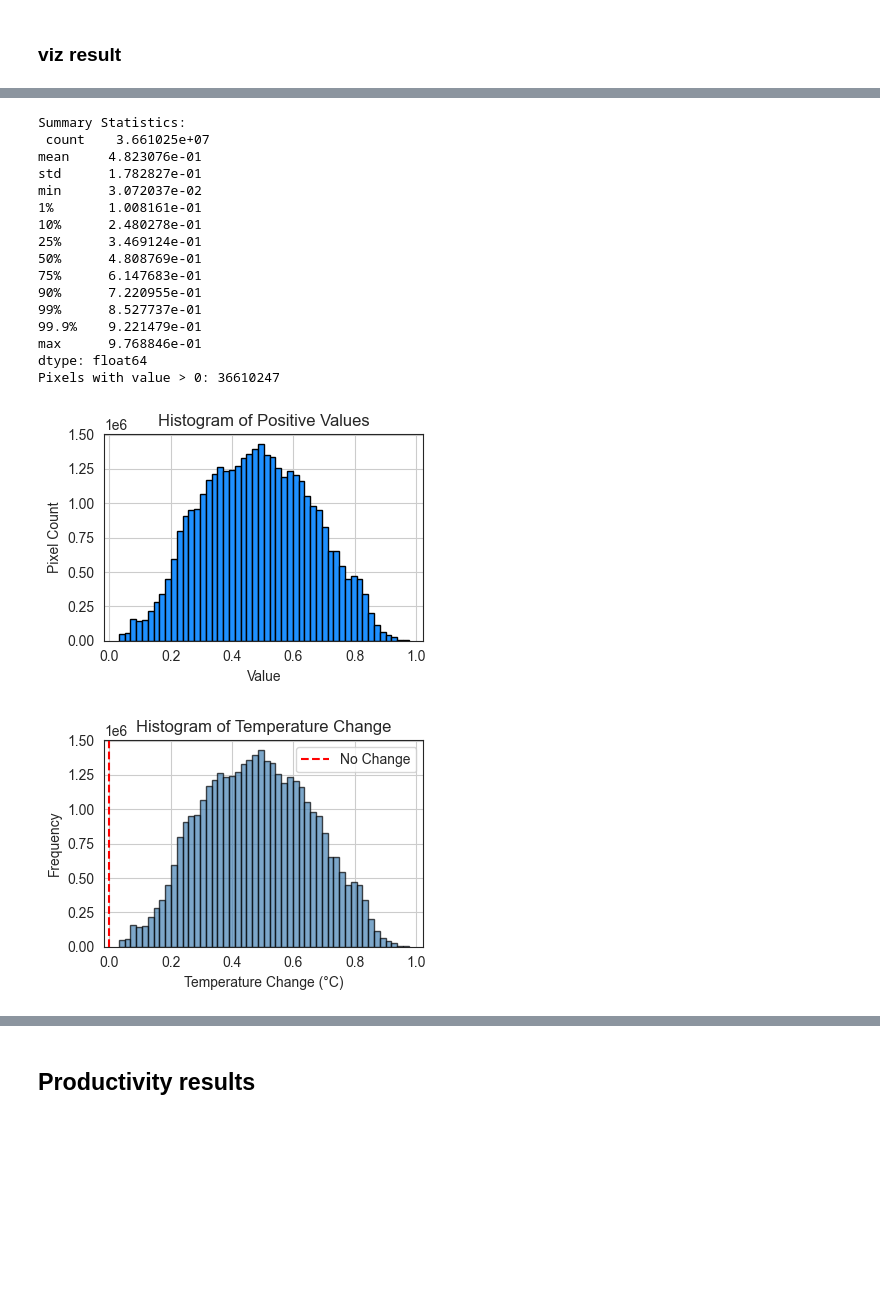
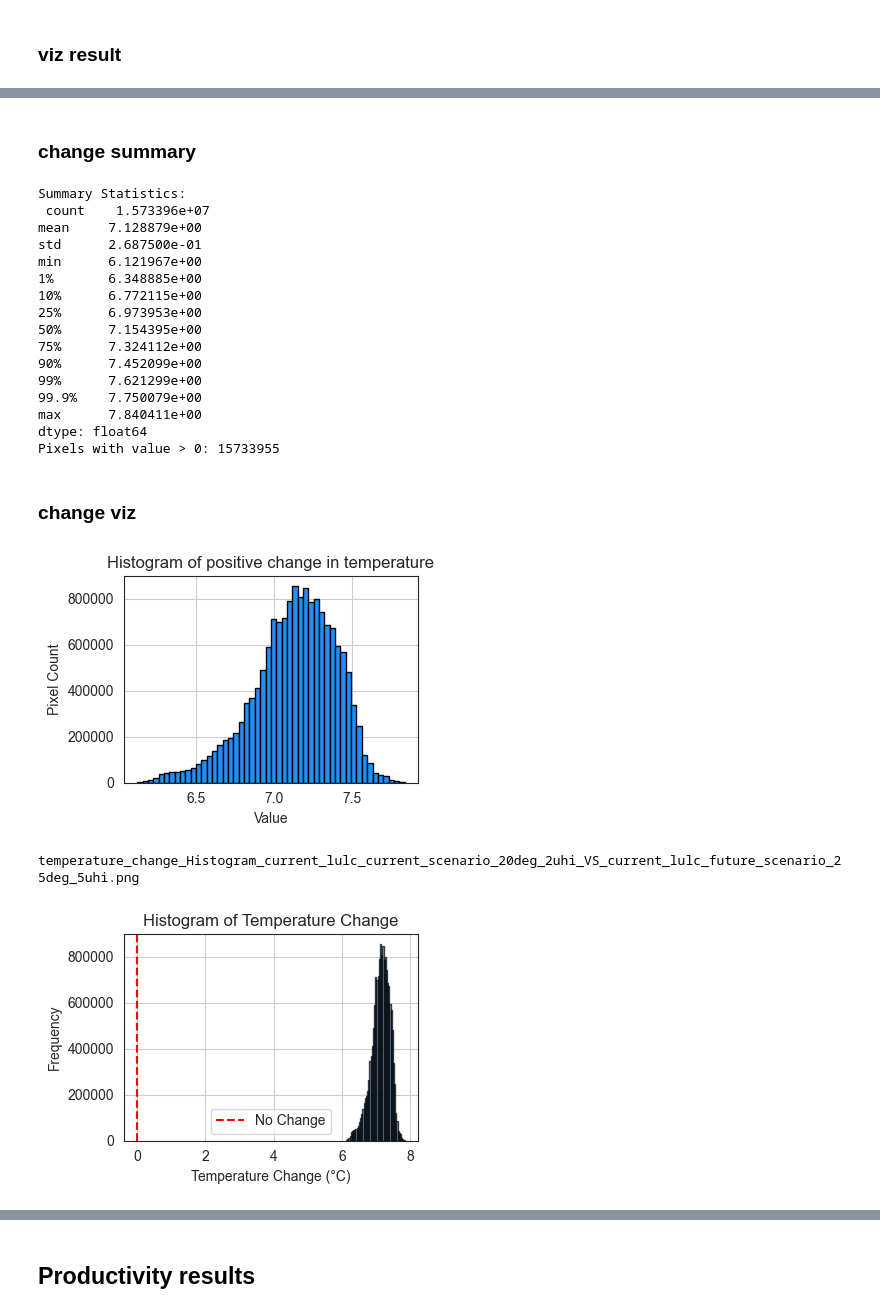
Before and after one commit to natcap/urban-cooling-health, a Jupyter notebook: code/invest_result_analysis.ipynb, the cells around one changed output, grey strips where cells are left out. Drawn from its saved outputs; the diff is of its cells as text; code cells hidden in the pictures; blank space fills up the shorter version.

```diff
--- a/code/invest_result_analysis.ipynb
+++ b/code/invest_result_analysis.ipynb
@@ -144,20 +232,39 @@ Temperature change raster saved: T_air_v8_change.tif
+# %% [markdown]
+### change summary
+# %%
+# Flatten the array and remove NaN values
+temp_change_flat = temp_change.ravel()
+temp_change_flat = temp_change_flat[np.isfinite(temp_change_flat)]  # Remove NaNs
+
+# Summary Statistics
+summary_stats = pd.Series(temp_change_flat).describe(percentiles=[0.01, 0.1, 0.25, 0.5, 0.75, 0.9, 0.99, 0.999])
+print("Summary Statistics:\n", summary_stats)
+
+
+
+# Count pixels > 0
+count = np.sum((temp_change > 0) & (~np.isnan(temp_change)))
+print(f"Pixels with value > 0: {count}")
+# %% [output]
+Summary Statistics:
+ count    1.573396e+07
+mean     7.128879e+00
+std      2.687500e-01
+min      6.121967e+00
+1%       6.348885e+00
+10%      6.772115e+00
+25%      6.973953e+00
+50%      7.154395e+00
+75%      7.324112e+00
+90%      7.452099e+00
+99%      7.621299e+00
+99.9%    7.750079e+00
+max      7.840411e+00
+dtype: float64
+Pixels with value > 0: 15733955
+# %% [markdown]
+### change viz
 # %%
-
-
-# Flatten the array and remove NaN values
-temp_change_flat = temp_change.ravel()
-temp_change_flat = temp_change_flat[np.isfinite(temp_change_flat)]  # Remove NaNs
-
-# Summary Statistics
-summary_stats = pd.Series(temp_change_flat).describe(percentiles=[0.01, 0.1, 0.25, 0.5, 0.75, 0.9, 0.99, 0.999])
-print("Summary Statistics:\n", summary_stats)
-
-
-
-# Count pixels > 0
-count = np.sum((temp_change > 0) & (~np.isnan(temp_change)))
-print(f"Pixels with value > 0: {count}")
-
 
 # --- Filter positive values only ---
 positive_values = temp_change[temp_change > 0]
@@ -166,61 +273,46 @@ positive_values = temp_change[temp_change > 0]
 if positive_values.size > 0:
     plt.figure(figsize=(4, 3))
     plt.hist(positive_values, bins=50, color="dodgerblue", edgecolor="black")
-    plt.title("Histogram of Positive Values")
+    plt.title("Histogram of positive change in temperature")
     plt.xlabel("Value")
     plt.ylabel("Pixel Count")
     plt.grid(True)
     plt.tight_layout()
     plt.show()
 else:
-    print("No positive values in raster.")
+    print("No positive change in temperature.")
 
 
 
 
 
 # --- Step 1: Histogram of Temperature Change ---
 plt.figure(figsize=(4, 3))
 plt.hist(temp_change_flat, bins=50, color="steelblue", alpha=0.7, edgecolor="black")
 plt.axvline(x=0, color="red", linestyle="--", label="No Change")  # Add a vertical line at 0
 plt.xlabel("Temperature Change (°C)")
 plt.ylabel("Frequency")
 plt.title("Histogram of Temperature Change")
 plt.legend()
 plt.grid(True)
 plt.tight_layout()
 
 # Save the figure
-f = "temperature_change_Histogram_" + v + ".png"
-output_plot_path = os.path.join(figures_dir, f)
+f = "temperature_change_Histogram_" + suffix_change + ".png"; print(f)
+output_plot_path = figures_dir / f
 plt.savefig(output_plot_path, dpi=300, bbox_inches="tight", transparent=True)
 
 plt.show()
 
 
 
 # # Plot temperature change map
 # fig, ax = plt.subplots(figsize=(8, 6))
 # im = ax.imshow(temp_change, cmap="bwr", extent=extent, origin="upper")  # Blue-Red for changes
 # plt.colorbar(im, label="Temperature Change (°C)")
 # plt.title("Temperature Change (2000-2020)")
 # plt.show()
 # %% [output]
+[figure, new version]
-Summary Statistics:
- count    3.661025e+07
-mean     4.823076e-01
-std      1.782827e-01
-min      3.072037e-02
-1%       1.008161e-01
-10%      2.480278e-01
-25%      3.469124e-01
-50%      4.808769e-01
-75%      6.147683e-01
-90%      7.220955e-01
-99%      8.527737e-01
-99.9%    9.221479e-01
-max      9.768846e-01
-dtype: float64
-Pixels with value > 0: 36610247
+temperature_change_Histogram_current_lulc_current_scenario_20deg_2uhi_VS_current_lulc_future_scenario_25deg_5uhi.png
-[figure, old version]
-[figure, old version]
+[figure, new version]
```
Also changed, not shown: parts of 27 cells of this notebook, 1 other file.
